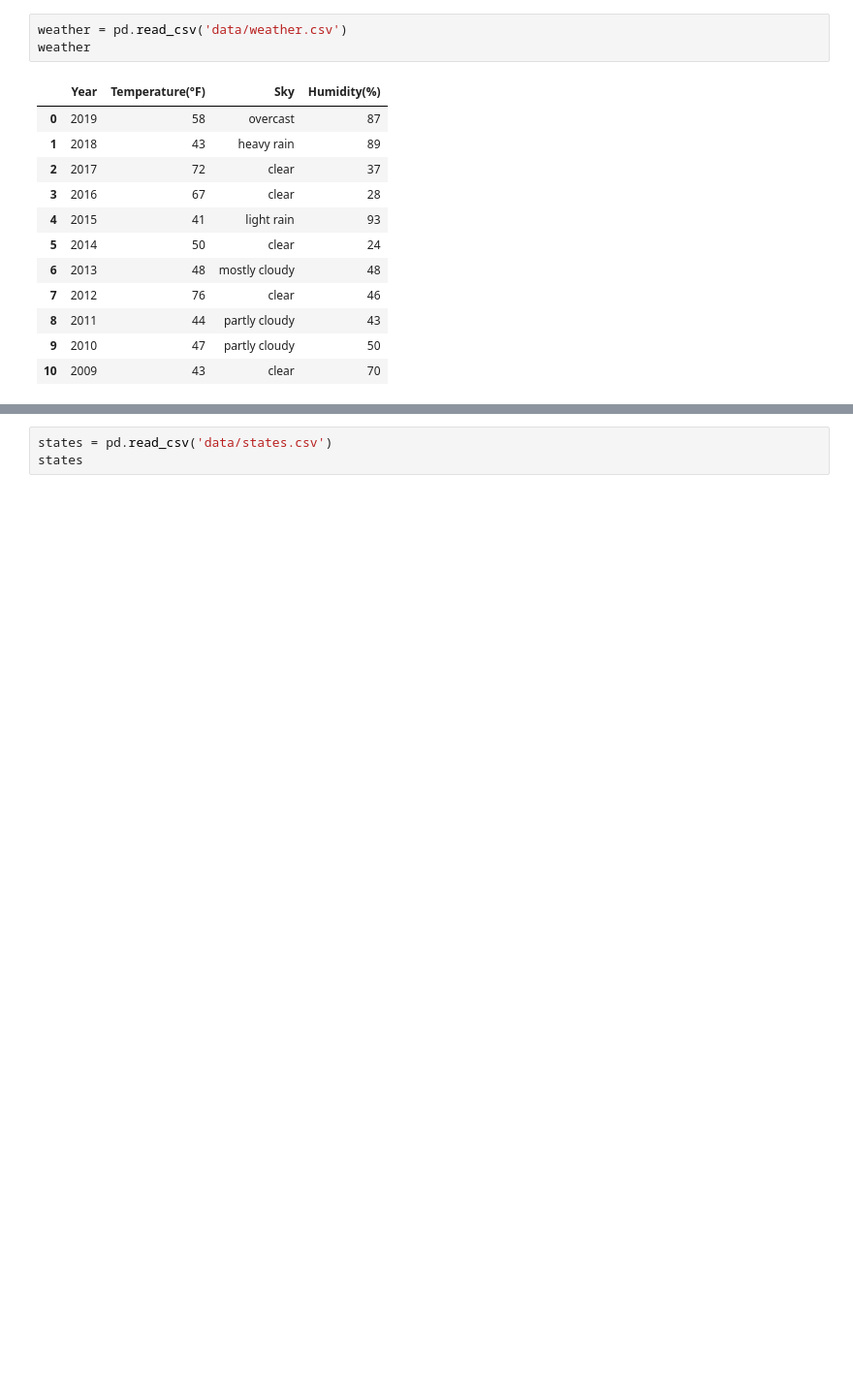
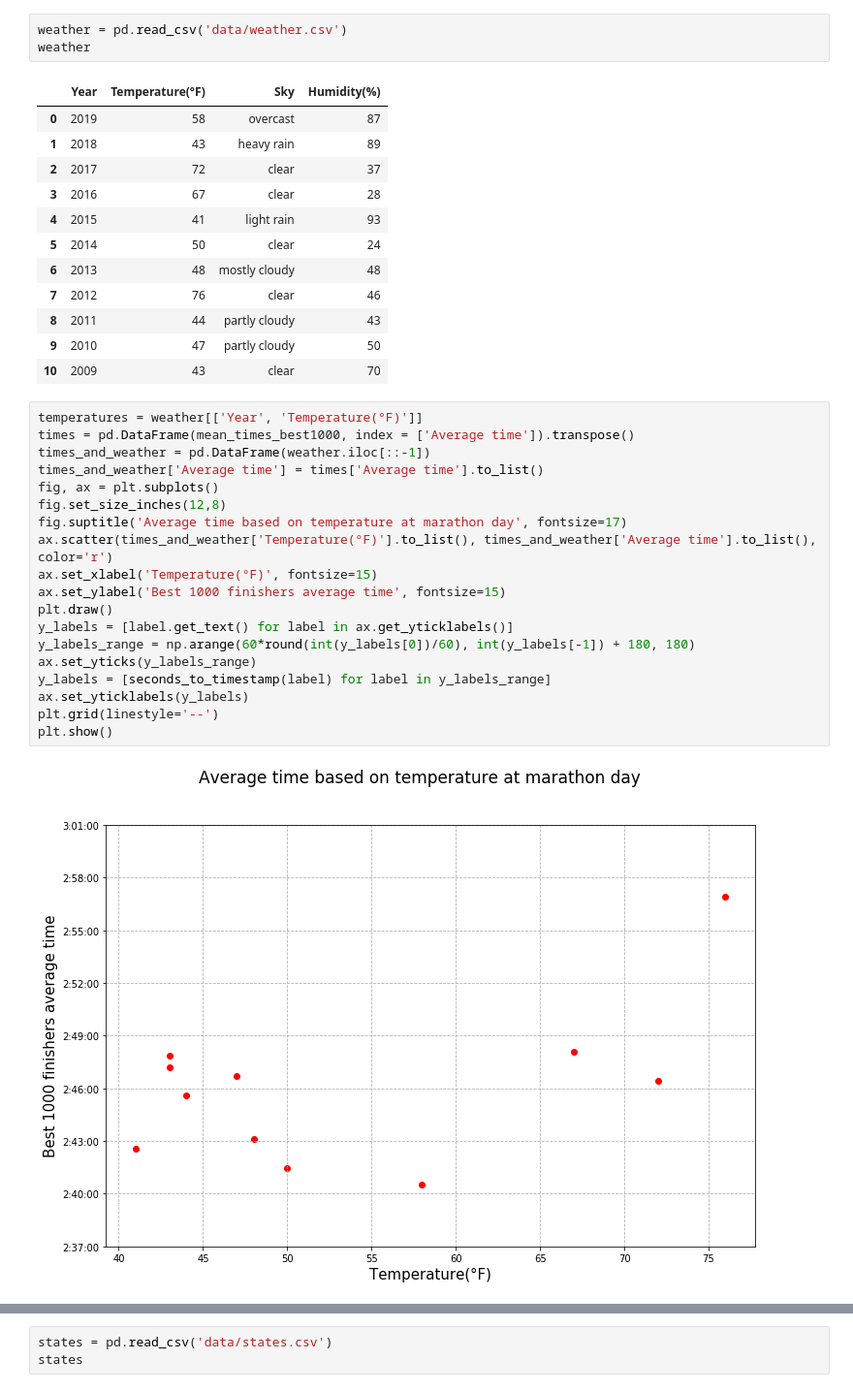
Before and after one commit to tadeq/Boston-marathon-data-analysis, a Jupyter notebook: data_analysis.ipynb, the cells around one changed output, grey strips where cells are left out. Shown at 97% size. Cells and saved outputs as stored; diff of their text form; blank space fills up the shorter version.

Commit message:
add charts for weather and countries

```diff
--- a/data_analysis.ipynb
+++ b/data_analysis.ipynb
@@ -115,3 +115,24 @@ weather
 | 8 | 2011 | 44 | partly cloudy | 43 |
 | 9 | 2010 | 47 | partly cloudy | 50 |
 | 10 | 2009 | 43 | clear | 70 |
+# %%
+temperatures = weather[['Year', 'Temperature(°F)']]
+times = pd.DataFrame(mean_times_best1000, index = ['Average time']).transpose()
+times_and_weather = pd.DataFrame(weather.iloc[::-1])
+times_and_weather['Average time'] = times['Average time'].to_list()
+fig, ax = plt.subplots()
+fig.set_size_inches(12,8)
+fig.suptitle('Average time based on temperature at marathon day', fontsize=17)
+ax.scatter(times_and_weather['Temperature(°F)'].to_list(), times_and_weather['Average time'].to_list(), color='r')
+ax.set_xlabel('Temperature(°F)', fontsize=15)
+ax.set_ylabel('Best 1000 finishers average time', fontsize=15)
+plt.draw()
+y_labels = [label.get_text() for label in ax.get_yticklabels()]
+y_labels_range = np.arange(60*round(int(y_labels[0])/60), int(y_labels[-1]) + 180, 180)
+ax.set_yticks(y_labels_range)
+y_labels = [seconds_to_timestamp(label) for label in y_labels_range]
+ax.set_yticklabels(y_labels)
+plt.grid(linestyle='--')
+plt.show()
+# %% [output]
+[figure, added]
```
Also changed, not shown: parts of 6 cells of this notebook.
